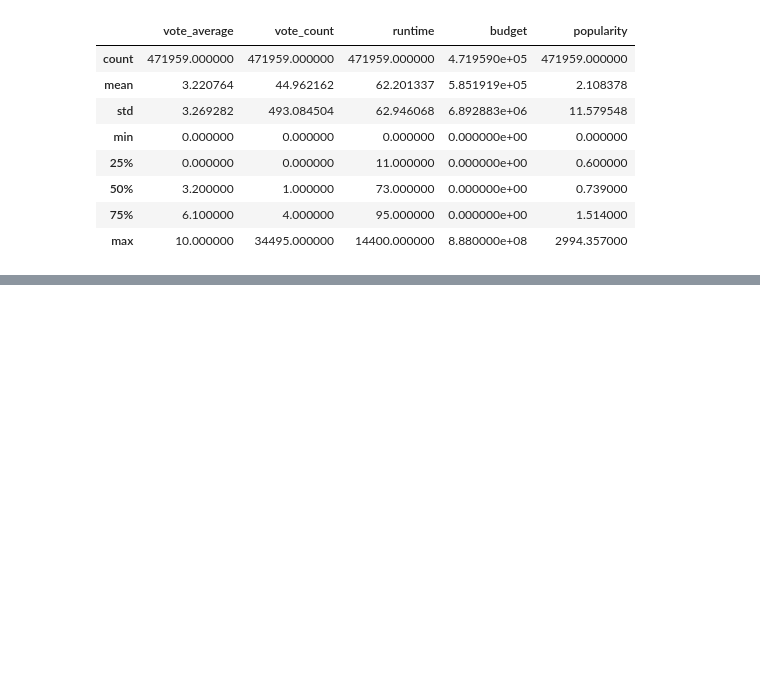
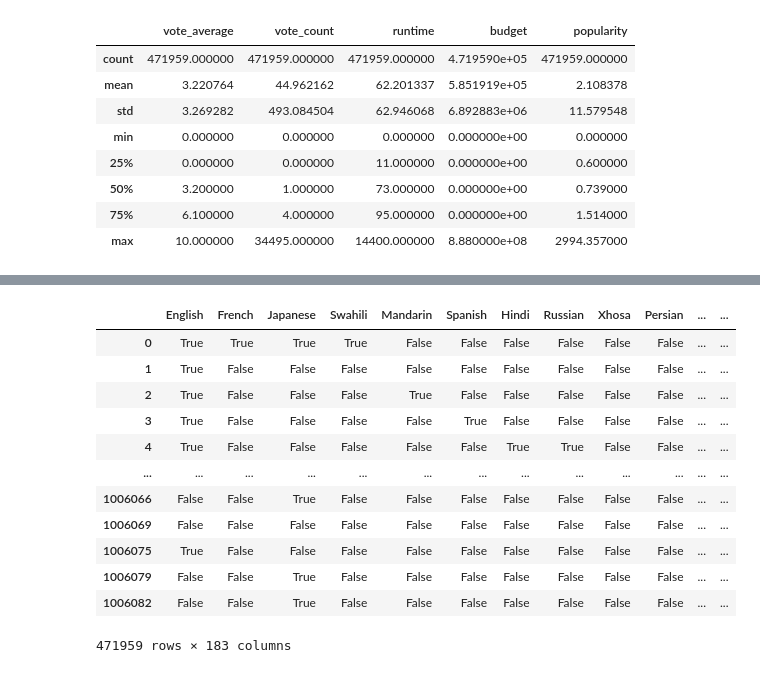
Before and after one commit to orin00/colab, a Jupyter notebook: 240312_영화판매량.ipynb, the cells around one changed output, grey strips where cells are left out. Cells and saved outputs as stored; diff of their text form; code cells hidden in the pictures; blank space fills up the shorter version.

```diff
--- a/240312_영화판매량.ipynb
+++ b/240312_영화판매량.ipynb
@@ -269,0 +513,12 @@ X_num.describe()
+# %%
+# 언어별로 ', '단위로 스플릿
+X_cat['spoken_languages'] = X_cat['spoken_languages'].str.split(', ')
+# %%
+# 스플릿한 X_cat['spoken_languages']에서 유니크한 값들을 뽑아서 리스트에 담기
+language = []
+for g in X_cat['spoken_languages']:
+  for l in g:
+    if l not in language:
+      language.append(l)
+
+language
@@ -269,0 +543,33 @@ X_num.describe()
+# %%
+# 언어값들 만큼의 True False 나눠주는 코드
+language_col = []
+
+for x in X_cat['spoken_languages']:
+  result = []
+  for g in language:
+    if g in x:
+      result.append(True)
+    else:
+      result.append(False)
+  language_col.append(result)
+# %%
+# 위에서 나눠준 True False 데이터 프레임으로 나눠주는 코드
+df_language = pd.DataFrame(language_col, columns=language)
+# %%
+# index를 X_cat의 인덱스로 바꿔주기
+df_language.set_index(X_cat.index, drop=True, inplace=True)
+df_language
+# %% [output]
+|  | English | French | Japanese | Swahili | Mandarin | Spanish | Hindi | Russian | Xhosa | Persian | ... | ... |
+| 0 | True | True | True | True | False | False | False | False | False | False | ... | ... |
+| 1 | True | False | False | False | False | False | False | False | False | False | ... | ... |
+| 2 | True | False | False | False | True | False | False | False | False | False | ... | ... |
+| 3 | True | False | False | False | False | True | False | False | False | False | ... | ... |
+| 4 | True | False | False | False | False | False | True | True | False | False | ... | ... |
+| ... | ... | ... | ... | ... | ... | ... | ... | ... | ... | ... | ... | ... |
+| 1006066 | False | False | True | False | False | False | False | False | False | False | ... | ... |
+| 1006069 | False | False | False | False | False | False | False | False | False | False | ... | ... |
+| 1006075 | True | False | False | False | False | False | False | False | False | False | ... | ... |
+| 1006079 | False | False | True | False | False | False | False | False | False | False | ... | ... |
+| 1006082 | False | False | True | False | False | False | False | False | False | False | ... | ... |
+471959 rows × 183 columns
```
Also changed, not shown: parts of 66 cells of this notebook.
